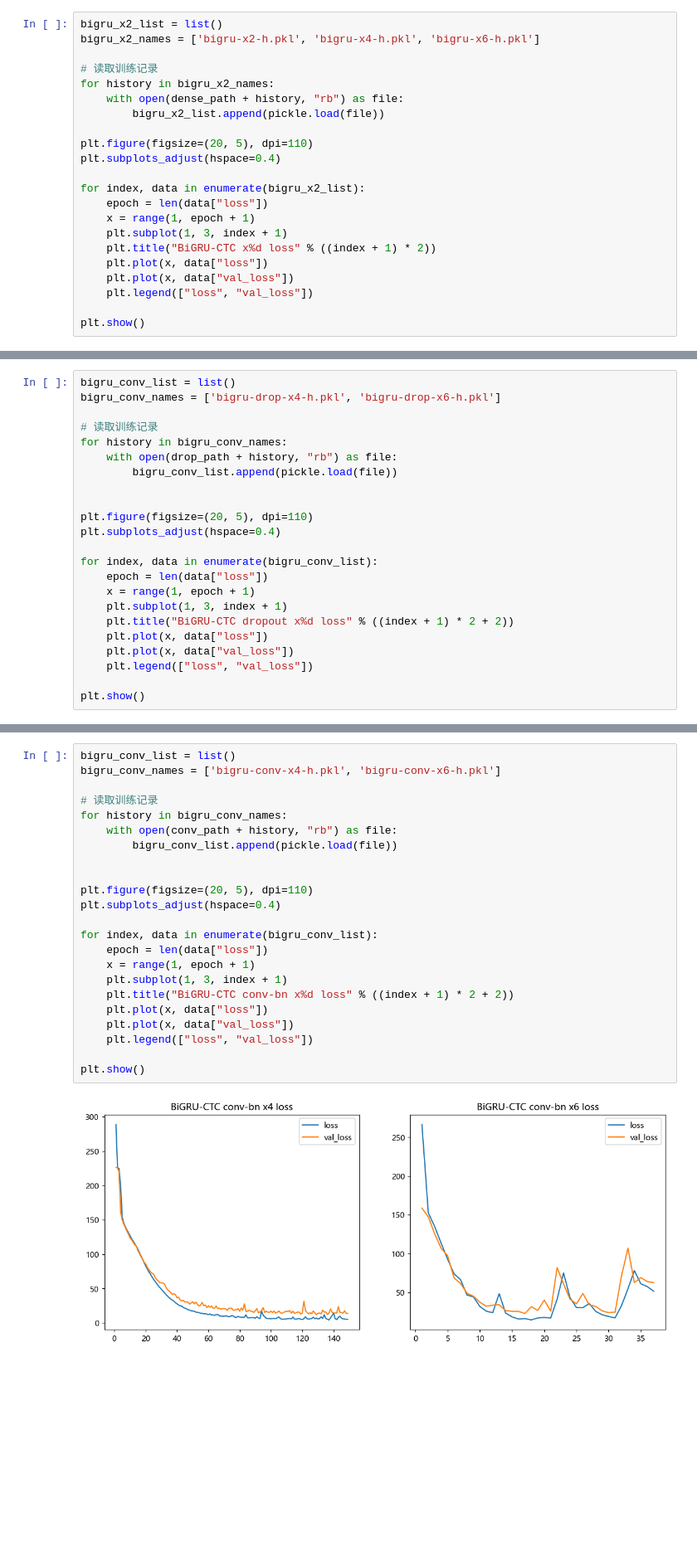
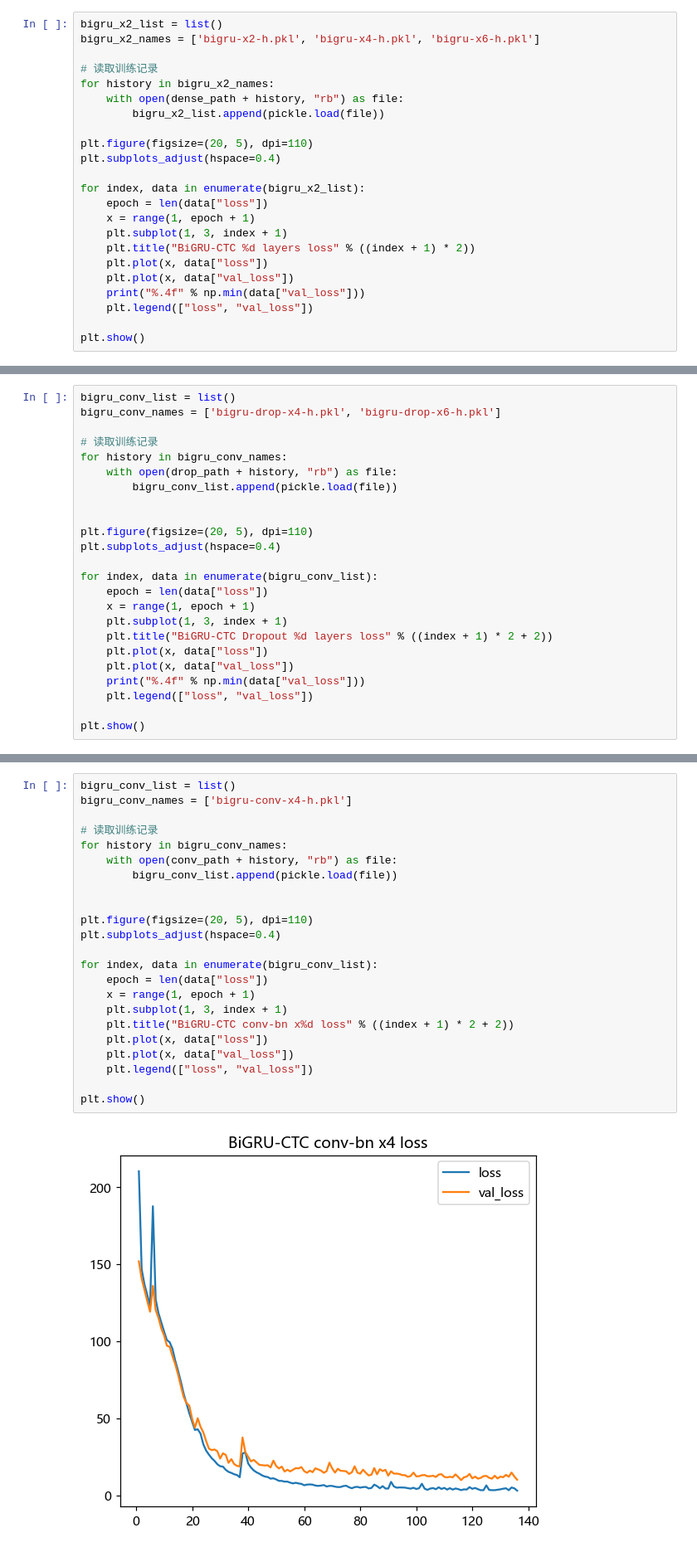
Before and after one commit to SzLeaves/asr-model-ctc, a Jupyter notebook: 5.diagrams.ipynb, the cells around one changed output, grey strips where cells are left out. Shown at 83% size. Cells and saved outputs as stored; diff of their text form; blank space fills up the shorter version.

```diff
--- a/5.diagrams.ipynb
+++ b/5.diagrams.ipynb
@@ -26,9 +27,10 @@ for index, data in enumerate(bigru_x2_list):
     epoch = len(data["loss"])
     x = range(1, epoch + 1)
     plt.subplot(1, 3, index + 1)
-    plt.title("BiGRU-CTC x%d loss" % ((index + 1) * 2))
+    plt.title("BiGRU-CTC %d layers loss" % ((index + 1) * 2))
     plt.plot(x, data["loss"])
     plt.plot(x, data["val_loss"])
+    print("%.4f" % np.min(data["val_loss"]))
     plt.legend(["loss", "val_loss"])
 
 plt.show()
@@ -51,9 +56,10 @@ for index, data in enumerate(bigru_conv_list):
     epoch = len(data["loss"])
     x = range(1, epoch + 1)
     plt.subplot(1, 3, index + 1)
-    plt.title("BiGRU-CTC dropout x%d loss" % ((index + 1) * 2 + 2))
+    plt.title("BiGRU-CTC Dropout %d layers loss" % ((index + 1) * 2 + 2))
     plt.plot(x, data["loss"])
     plt.plot(x, data["val_loss"])
+    print("%.4f" % np.min(data["val_loss"]))
     plt.legend(["loss", "val_loss"])
 
 plt.show()
@@ -62,25 +70,25 @@ plt.show()
 # %%
 bigru_conv_list = list()
-bigru_conv_names = ['bigru-conv-x4-h.pkl', 'bigru-conv-x6-h.pkl']
+bigru_conv_names = ['bigru-conv-x4-h.pkl']
 
 # 读取训练记录
 for history in bigru_conv_names:
     with open(conv_path + history, "rb") as file:
         bigru_conv_list.append(pickle.load(file))
 
 
 plt.figure(figsize=(20, 5), dpi=110)
 plt.subplots_adjust(hspace=0.4)
 
 for index, data in enumerate(bigru_conv_list):
     epoch = len(data["loss"])
     x = range(1, epoch + 1)
     plt.subplot(1, 3, index + 1)
     plt.title("BiGRU-CTC conv-bn x%d loss" % ((index + 1) * 2 + 2))
     plt.plot(x, data["loss"])
     plt.plot(x, data["val_loss"])
     plt.legend(["loss", "val_loss"])
 
 plt.show()
 # %% [output]
-[figure, old version]
+[figure, new version]
```
Also changed, not shown: parts of 4 cells of this notebook.
